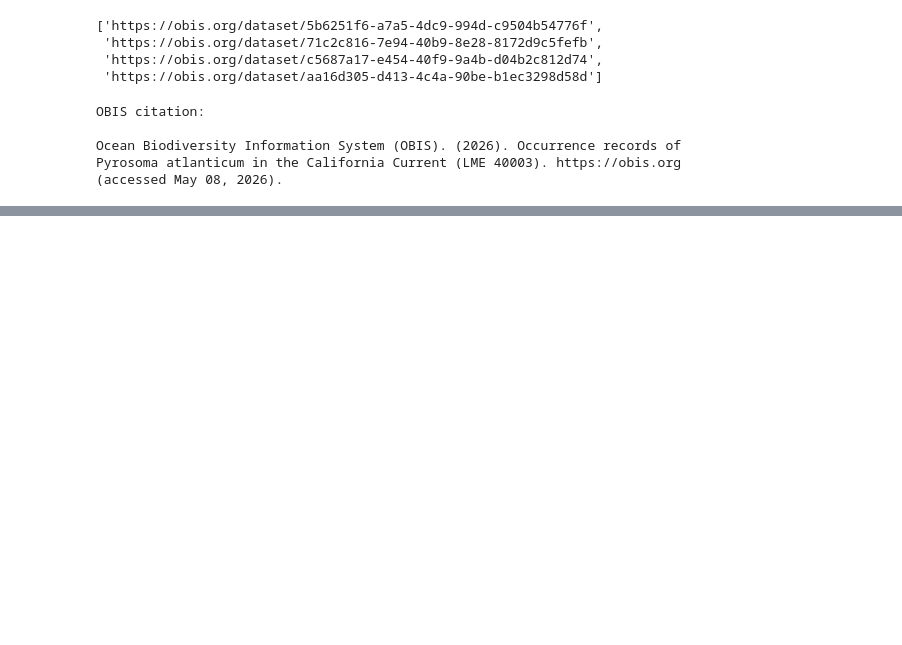
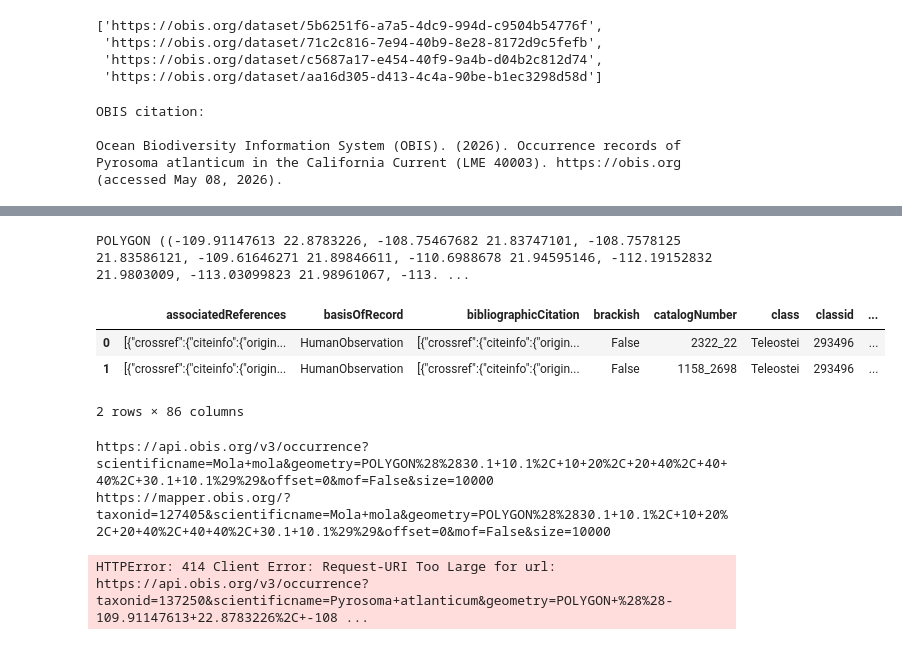
Before and after one commit to embark-cybertraining/embark-scratch-notebooks, a Jupyter notebook: obis_filter_by_areaid.ipynb, the cells around one changed output, grey strips where cells are left out. Saved outputs shown, nothing was run; the diff lists cells and outputs as text; code cells hidden in the pictures; blank space fills up the shorter version.

```diff
--- a/obis_filter_by_areaid.ipynb
+++ b/obis_filter_by_areaid.ipynb
@@ -240,0 +312,73 @@ Ocean Biodiversity Information System (OBIS). (2026). Occurrence records of Pyro
+# %%
+#get the geometry
+
+import re
+import requests
+
+MRGID = 8549  # California Current (Marine Regions)
+
+url = f"https://www.marineregions.org/rest/getGazetteerGeometries.jsonld/{MRGID}/"
+r = requests.get(url, timeout=60)
+r.raise_for_status()
+
+data = r.json()
+geometry_wkt = None
+
+for geom in data.get("mr:hasGeometry", []):
+    wkt = geom.get("gsp:asWKT")
+    if wkt:
+        geometry_wkt = re.sub(r"<[^>]+>\s*", "", wkt).strip()
+        break
+
+print(geometry_wkt)
+# %% [output]
+POLYGON ((-109.91147613 22.8783226, -108.75467682 21.83747101, -108.7578125 21.83586121, -109.61646271 21.89846611, -110.6988678 21.94595146, -112.19152832 21.9803009, -113.03099823 21.98961067, -113. ...
+# %%
+#look at a query using example species and geom pybix occurences examples use too to make sure it works
+from pyobis import occurrences
+import pandas as pd
+
+query = occurrences.search(
+    scientificname="Mola mola",
+    geometry="POLYGON((30.1 10.1, 10 20, 20 40, 40 40, 30.1 10.1))",
+    size=RECORD_LIMIT,
+    cache=True
+)
+
+query.execute()
+
+df = pd.DataFrame(query.data["results"])
+
+display(df.head())
+
+print(query.api_url)
+print(query.mapper_url)
+# %% [output]
+|  | associatedReferences | basisOfRecord | bibliographicCitation | brackish | catalogNumber | class | classid | ... |
+| 0 | [{"crossref":{"citeinfo":{"origin... | HumanObservation | [{"crossref":{"citeinfo":{"origin... | False | 2322_22 | Teleostei | 293496 | ... |
+| 1 | [{"crossref":{"citeinfo":{"origin... | HumanObservation | [{"crossref":{"citeinfo":{"origin... | False | 1158_2698 | Teleostei | 293496 | ... |
+2 rows × 86 columns
+https://api.obis.org/v3/occurrence?scientificname=Mola+mola&geometry=POLYGON%28%2830.1+10.1%2C+10+20%2C+20+40%2C+40+40%2C+30.1+10.1%29%29&offset=0&mof=False&size=10000
+https://mapper.obis.org/?taxonid=127405&scientificname=Mola+mola&geometry=POLYGON%28%2830.1+10.1%2C+10+20%2C+20+40%2C+40+40%2C+30.1+10.1%29%29&offset=0&mof=False&size=10000
+# %%
+#look at a query using example species and geom pybix occurences examples use too. May not be able to get around the url too large calling this way.
+from pyobis import occurrences
+import pandas as pd
+
+query = occurrences.search(
+    scientificname=SCIENTIFIC_NAME,
+    geometry=geometry_wkt,
+    size=RECORD_LIMIT,
+    cache=True
+)
+
+query.execute()
+
+df = pd.DataFrame(query.data["results"])
+
+display(df.head())
+
+print(query.api_url)
+print(query.mapper_url)
+# %% [output]
+HTTPError: 414 Client Error: Request-URI Too Large for url: https://api.obis.org/v3/occurrence?taxonid=137250&scientificname=Pyrosoma+atlanticum&geometry=POLYGON+%28%28-109.91147613+22.8783226%2C+-108 ...
```
Also changed, not shown: parts of 4 cells of this notebook.
